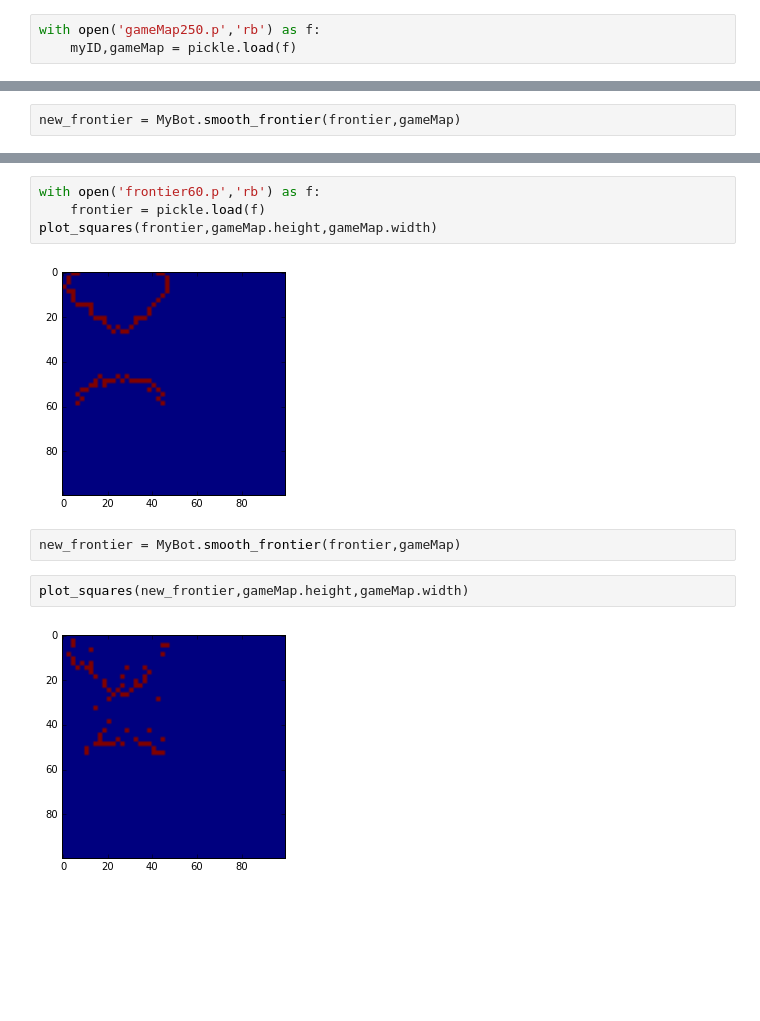
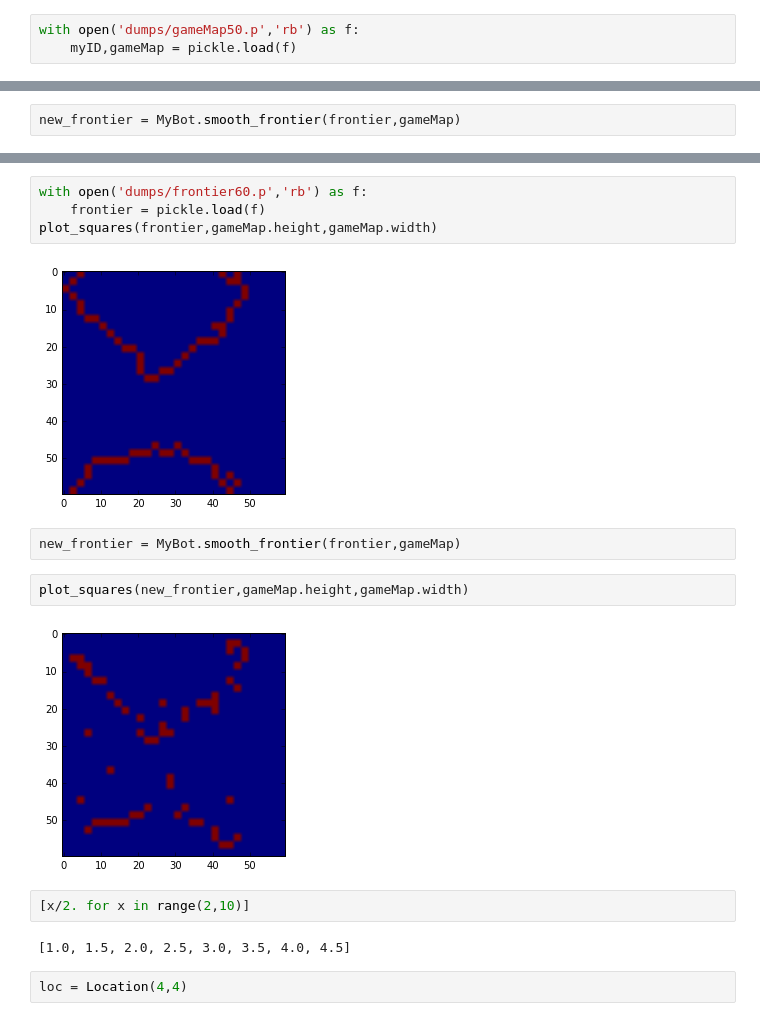
Before and after one commit to Maximophone/halite-bot, a Jupyter notebook: Frontier Experiments.ipynb, the cells around one changed output, grey strips where cells are left out. Drawn from its saved outputs; the diff is of its cells as text; blank space fills up the shorter version.

Commit message:
New work on frontier, etc

```diff
--- a/Frontier Experiments.ipynb
+++ b/Frontier Experiments.ipynb
@@ -10,7 +10,7 @@ from hlt import *
 
 import MyBot
 # %%
-with open('gameMap250.p','rb') as f:
+with open('dumps/gameMap50.p','rb') as f:
     myID,gameMap = pickle.load(f)
 # %%
 def plot_squares(locs,height,width,res=2):
@@ -67,12 +47,18 @@ plot_squares(new_frontier,gameMap.height,gameMap.width)
 # %%
-with open('frontier60.p','rb') as f:
+with open('dumps/frontier60.p','rb') as f:
     frontier = pickle.load(f)
 plot_squares(frontier,gameMap.height,gameMap.width)
 # %% [output]
-[figure, old version]
+[figure, new version]
 # %%
 new_frontier = MyBot.smooth_frontier(frontier,gameMap)
 # %%
 plot_squares(new_frontier,gameMap.height,gameMap.width)
 # %% [output]
-[figure, old version]
+[figure, new version]
+# %%
+[x/2. for x in range(2,10)]
+# %% [output]
+[1.0, 1.5, 2.0, 2.5, 3.0, 3.5, 4.0, 4.5]
+# %%
+loc = Location(4,4)
```
Also changed, not shown: parts of 11 cells of this notebook, 4 other files.
